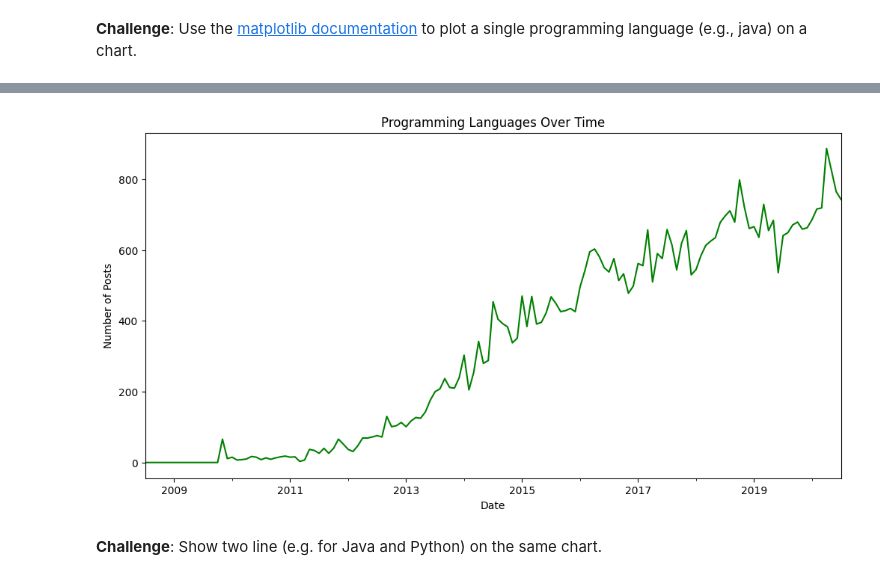
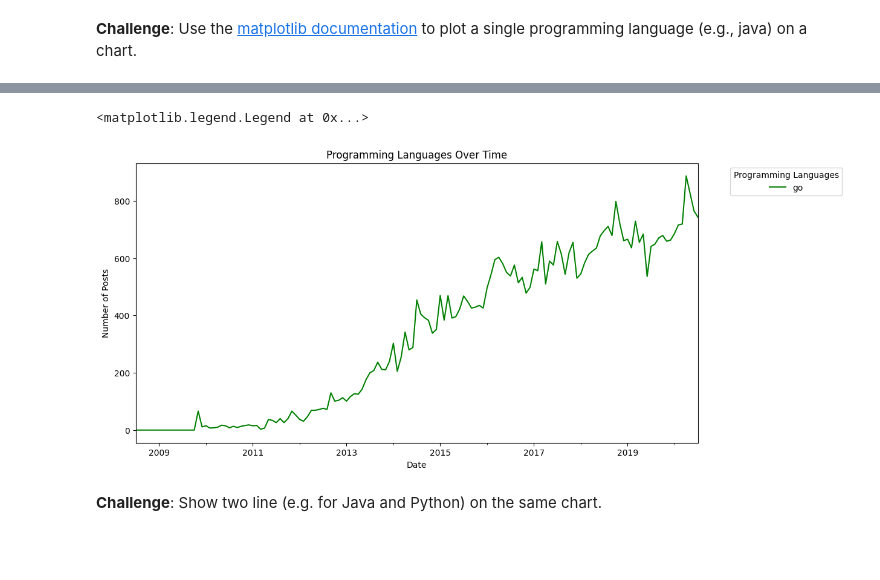
Before and after one commit to Ithaki-dev/100_Days_of_Code_The_Complete_Python_Pro_Bootcamp, a Jupyter notebook: day_74_data_visual/Programming_Languages_(start).ipynb, the cells around one changed output, grey strips where cells are left out. Drawn from its saved outputs; the diff is of its cells as text; code cells hidden in the pictures; blank space fills up the shorter version.

```diff
--- a/day_74_data_visual/Programming_Languages_(start).ipynb
+++ b/day_74_data_visual/Programming_Languages_(start).ipynb
@@ -235,6 +239,8 @@ plot = reshaped_df.python.plot(figsize=(12, 6), title='Programming Languages Ove
 # %%
 plot = reshaped_df.go.plot(figsize=(12, 6), title='Programming Languages Over Time', ylabel='Number of Posts', xlabel='Date', color='green')
+plot.legend(title='Programming Languages', bbox_to_anchor=(1.05, 1), loc='upper left')
 # %% [output]
+<matplotlib.legend.Legend at 0x...>
-[figure, old version]
+[figure, new version]
 # %% [markdown]
 **Challenge**: Show two line (e.g. for Java and Python) on the same chart.
```
Also changed, not shown: parts of 4 cells of this notebook.
